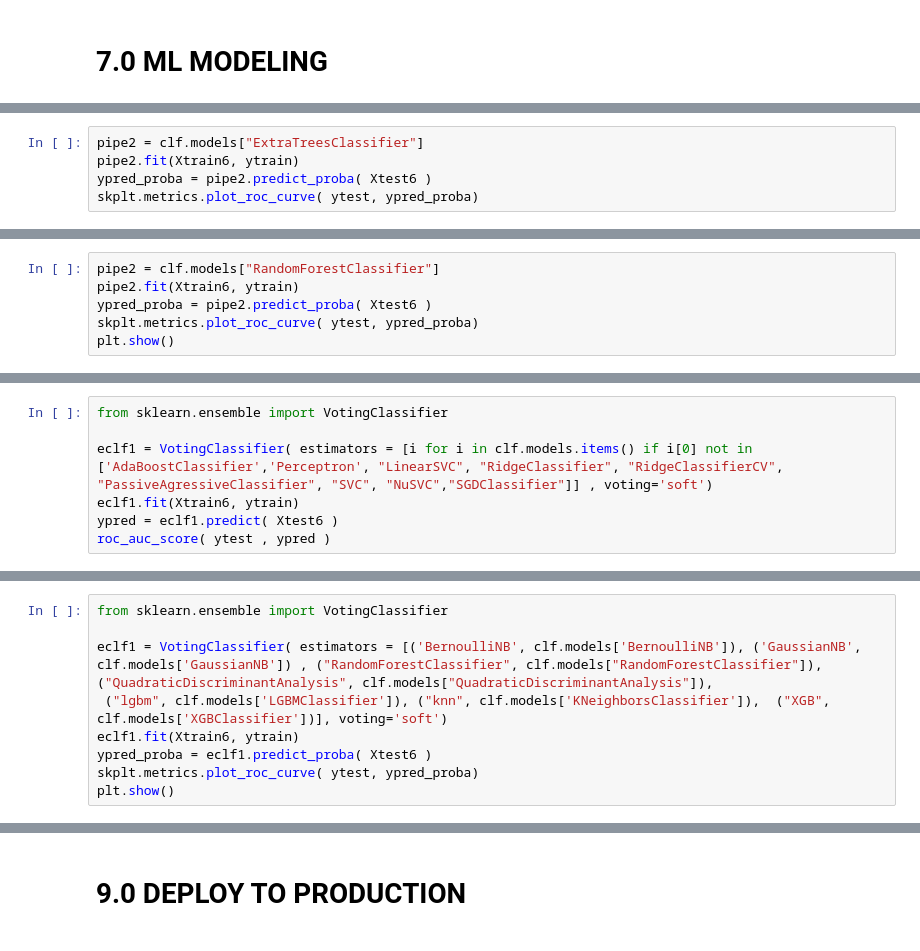
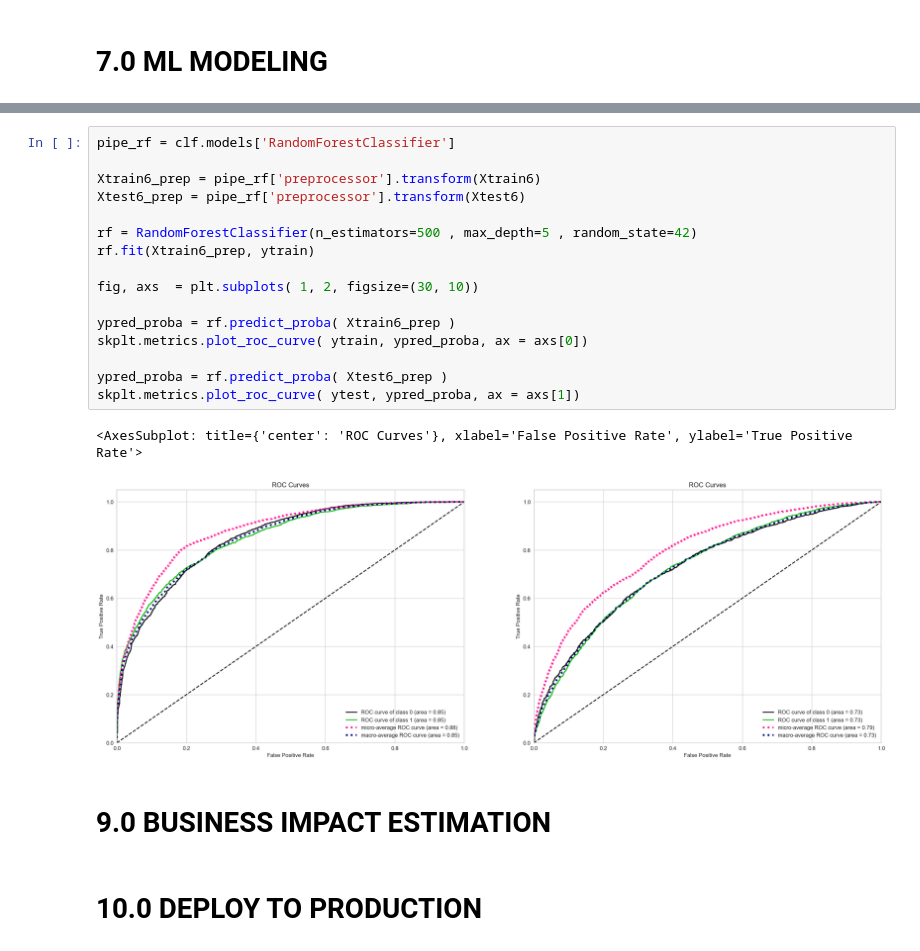
Before and after one commit to ViniciusKos/picpay_case, a Jupyter notebook: notebooks/credit_scoring_circle 3.ipynb, the cells around one changed output, grey strips where cells are left out. Saved outputs shown, nothing was run; the diff lists cells and outputs as text.

Commit message:
finish business evaluation

```diff
--- a/notebooks/credit_scoring_circle 3.ipynb
+++ b/notebooks/credit_scoring_circle 3.ipynb
@@ -279,5 +249,0 @@ plt.show()
-# %%
-pipe2 = clf.models["ExtraTreesClassifier"]
-pipe2.fit(Xtrain6, ytrain)
-ypred_proba = pipe2.predict_proba( Xtest6 )
-skplt.metrics.plot_roc_curve( ytest, ypred_proba)
@@ -287,6 +249,0 @@ skplt.metrics.plot_roc_curve( ytest, ypred_proba)
-# %%
-pipe2 = clf.models["RandomForestClassifier"]
-pipe2.fit(Xtrain6, ytrain)
-ypred_proba = pipe2.predict_proba( Xtest6 )
-skplt.metrics.plot_roc_curve( ytest, ypred_proba)
-plt.show()
@@ -295,7 +249,0 @@ plt.show()
-# %%
-from sklearn.ensemble import VotingClassifier
-
-eclf1 = VotingClassifier( estimators = [i for i in clf.models.items() if i[0] not in ['AdaBoostClassifier','Perceptron', "LinearSVC", "RidgeClassifier", "RidgeClassifierCV", "PassiveAgressiveClassifier", "SVC", "NuSVC","SGDClassifier"]] , voting='soft')
-eclf1.fit(Xtrain6, ytrain)
-ypred = eclf1.predict( Xtest6 )
-roc_auc_score( ytest , ypred )
@@ -304,9 +249,0 @@ AttributeError: 'NearestCentroid' object has no attribute 'predict_proba'
-# %%
-from sklearn.ensemble import VotingClassifier
-
-eclf1 = VotingClassifier( estimators = [('BernoulliNB', clf.models['BernoulliNB']), ('GaussianNB', clf.models['GaussianNB']) , ("RandomForestClassifier", clf.models["RandomForestClassifier"]), ("QuadraticDiscriminantAnalysis", clf.models["QuadraticDiscriminantAnalysis"]),
- ("lgbm", clf.models['LGBMClassifier']), ("knn", clf.models['KNeighborsClassifier']),  ("XGB", clf.models['XGBClassifier'])], voting='soft')
-eclf1.fit(Xtrain6, ytrain)
-ypred_proba = eclf1.predict_proba( Xtest6 )
-skplt.metrics.plot_roc_curve( ytest, ypred_proba)
-plt.show()
@@ -317,2 +297,23 @@ plt.show()
+# %%
+pipe_rf = clf.models['RandomForestClassifier']
+
+Xtrain6_prep = pipe_rf['preprocessor'].transform(Xtrain6)
+Xtest6_prep = pipe_rf['preprocessor'].transform(Xtest6)
+
+rf = RandomForestClassifier(n_estimators=500 , max_depth=5 , random_state=42)
+rf.fit(Xtrain6_prep, ytrain)
+
+fig, axs  = plt.subplots( 1, 2, figsize=(30, 10))
+
+ypred_proba = rf.predict_proba( Xtrain6_prep )
+skplt.metrics.plot_roc_curve( ytrain, ypred_proba, ax = axs[0])
+
+ypred_proba = rf.predict_proba( Xtest6_prep )
+skplt.metrics.plot_roc_curve( ytest, ypred_proba, ax = axs[1])
+# %% [output]
+<AxesSubplot: title={'center': 'ROC Curves'}, xlabel='False Positive Rate', ylabel='True Positive Rate'>
+[figure, added]
+# %% [markdown]
+# 9.0 BUSINESS IMPACT ESTIMATION
 # %% [markdown]
-# 9.0 DEPLOY TO PRODUCTION
+# 10.0 DEPLOY TO PRODUCTION
```
Also changed, not shown: parts of 24 cells of this notebook, 1 other file.
